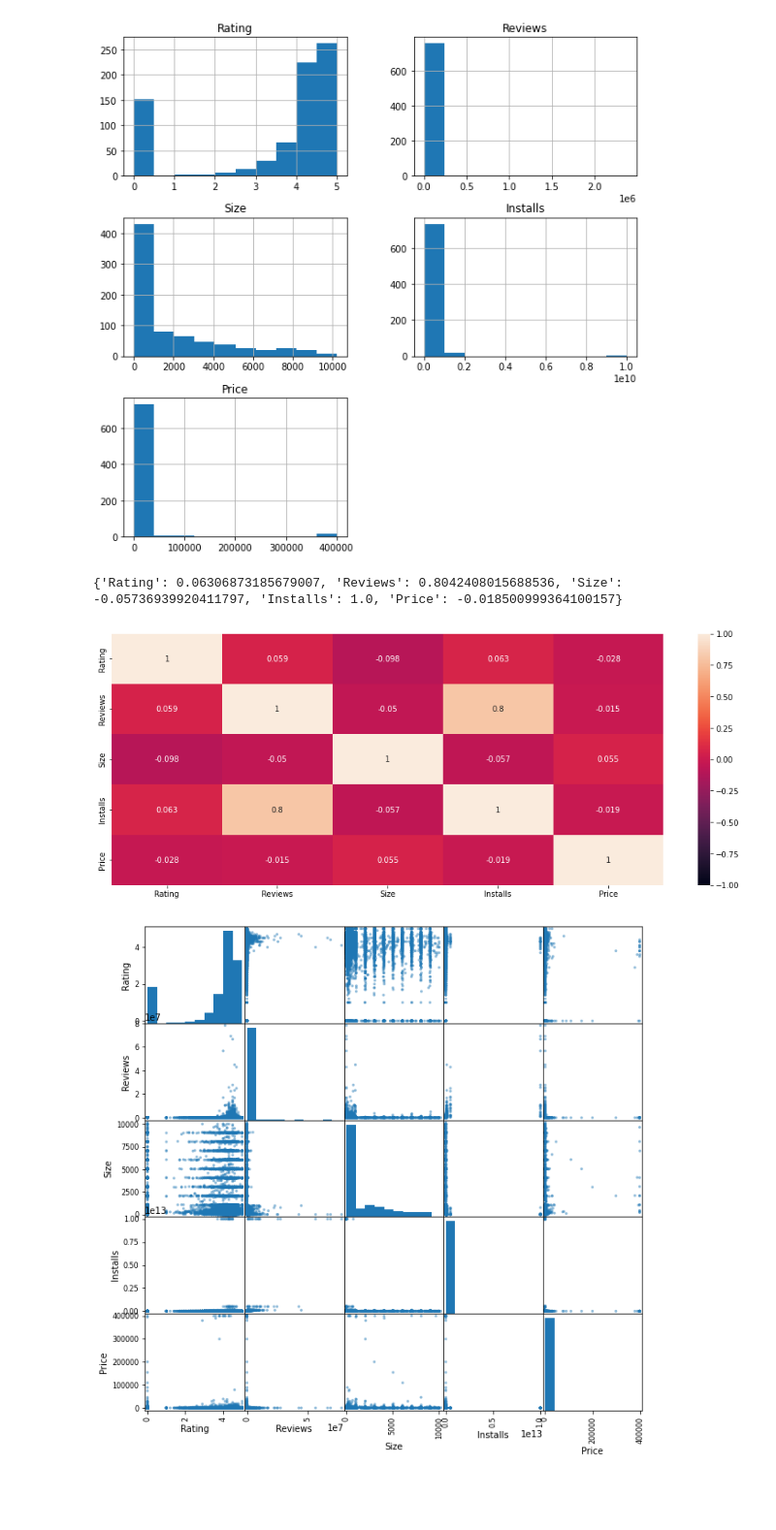
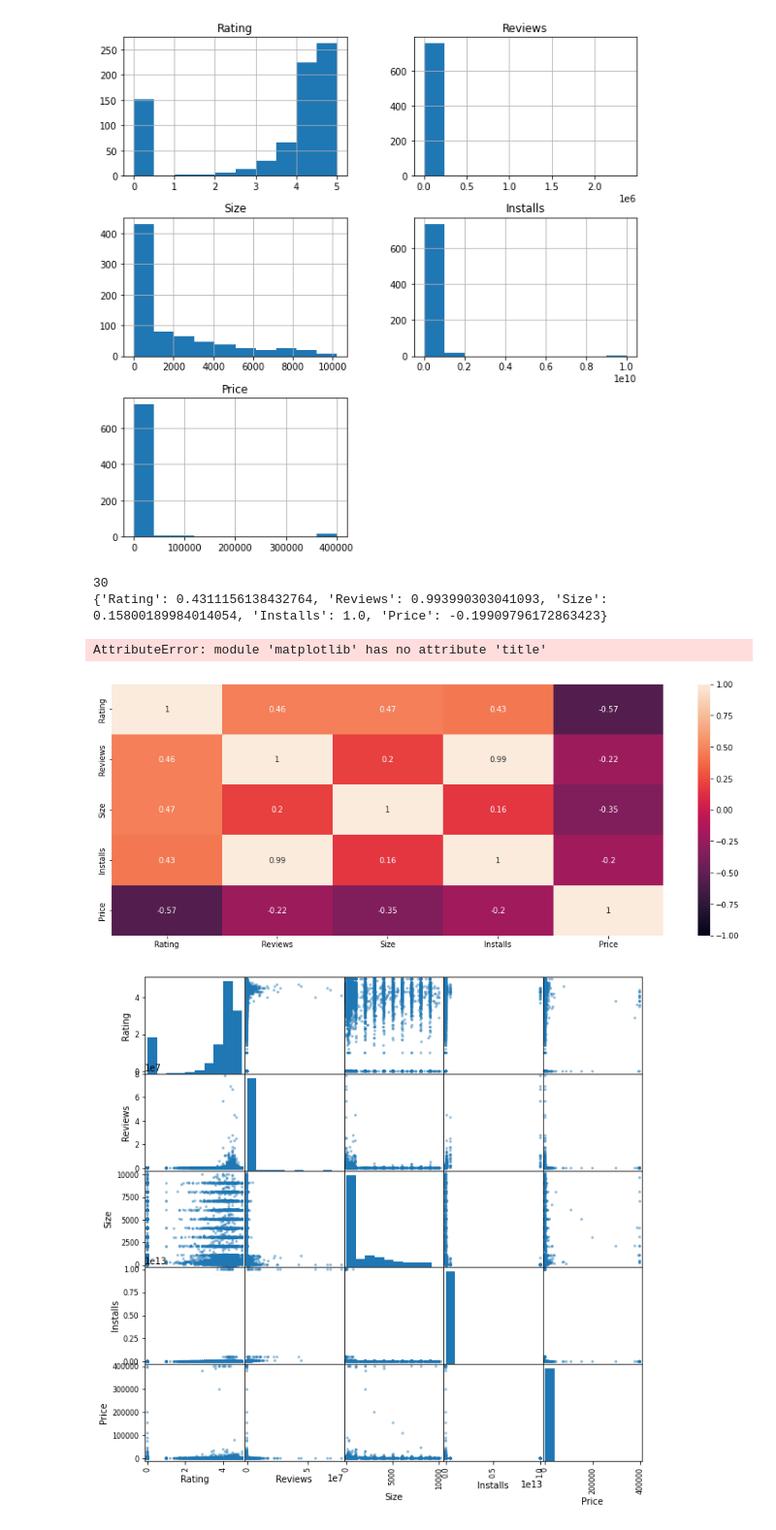
Before and after one commit to Rodauv/google_playstore_stats, a Jupyter notebook: my_mobapp_studio.ipynb, the cells around one changed output. Shown at 97% size. Cells and saved outputs as stored; diff of their text form; code cells hidden in the pictures; blank space fills up the shorter version.

```diff
--- a/my_mobapp_studio.ipynb
+++ b/my_mobapp_studio.ipynb
@@ -353,19 +355,30 @@ print_histograms(paid_dataset)
 [figure]
 # %%
 #4.6 - Compute Correlation Matrix: calculate the pearsons correlation coeficient of the dataset:
-def compute_correlations_matrix(df):
-    #df = df.query("Category == 'BUSINESS'")
-    corr_df = df.corr()
-    #create a dictionarry from the coef table
-    corelations = corr_df.to_dict(orient='dict')
-    print(corelations['Installs'])
+def compute_correlations_matrix(df,cat):
+    category = cat
+    df_fam = df.query("Category == @category")
+    corr_df_fam = df_fam.corr()
+    corelations_fam = corr_df_fam.to_dict(orient='dict')
+    print(corelations_fam['Installs'])
     pyplot.figure(figsize=(16, 6))
-    sns.heatmap(corr_df, vmin=-1, vmax=1, annot=True)
+    sns.heatmap(corr_df_fam, vmin=-1, vmax=1, annot=True)
+    plt.title(f'%s')
 
-compute_correlations_matrix(paid_dataset)
+def correlations_matrix_call(df):
+    cat = df['Category'].unique()
+    print(len(cat))
+    for i in range(len(cat)):
+        compute_correlations_matrix(df,cat[i])
+
+
+#compute_correlations_matrix(paid_dataset)
+correlations_matrix_call(paid_dataset)
 # %% [output]
-{'Rating': 0.06306873185679007, 'Reviews': 0.8042408015688536, 'Size': -0.05736939920411797, 'Installs': 1.0, 'Price': -0.018500999364100157}
+30
+{'Rating': 0.4311156138432764, 'Reviews': 0.993990303041093, 'Size': 0.15800189984014054, 'Installs': 1.0, 'Price': -0.19909796172863423}
+AttributeError: module 'matplotlib' has no attribute 'title'
-[figure, old version]
+[figure, new version]
 # %%
 #4.7 - Scatter Matrix
 def print_scatter_matrix(df):
```
Also changed, not shown: parts of 4 cells of this notebook.
